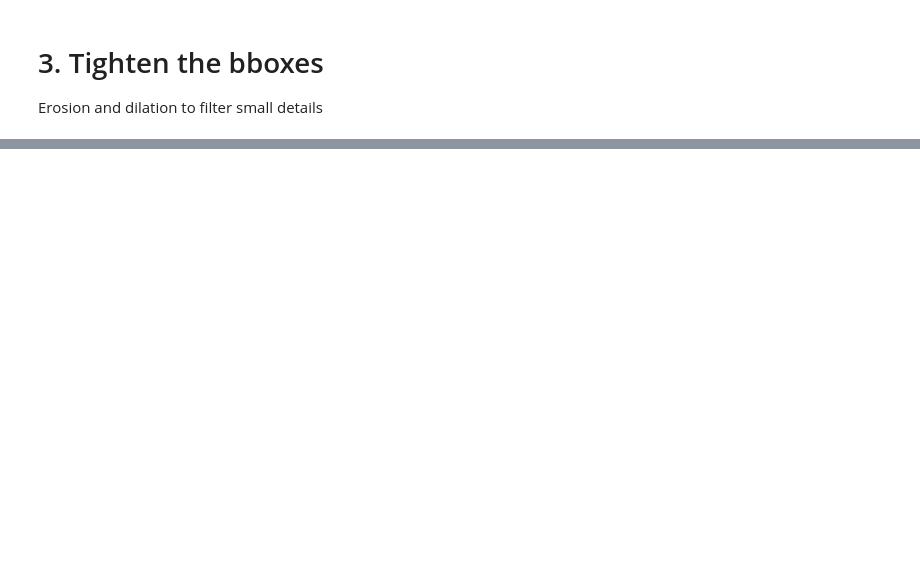
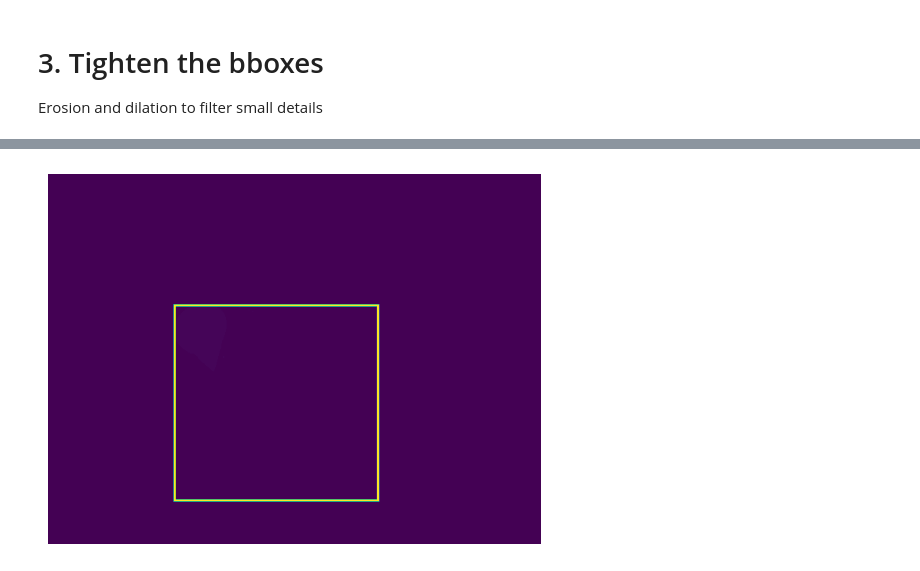
Before and after one commit to Kudo510/cnos, a Jupyter notebook: contrastive_learning_preprocess.ipynb, the cells around one changed output, grey strips where cells are left out. Drawn from its saved outputs; the diff is of its cells as text; code cells hidden in the pictures; blank space fills up the shorter version.

```diff
--- a/contrastive_learning_preprocess.ipynb
+++ b/contrastive_learning_preprocess.ipynb
@@ -116,0 +195,19 @@ np.array(masked_images[84]).shape
+# %%
+from PIL import Image, ImageDraw
+import matplotlib.pyplot as plt
+
+img_temp = Image.fromarray(mask_temp)
+# Create a draw object
+draw = ImageDraw.Draw(img_temp)
+
+# Draw the bounding box (outline)
+draw.rectangle([selected_sam_detections['bbox'][84][0], selected_sam_detections['bbox'][84][1], selected_sam_detections['bbox'][84][0] + selected_sam_detections['bbox'][84][2],
+                 selected_sam_detections['bbox'][84][1] + selected_sam_detections['bbox'][84][3]], outline="red", width=3)
+# draw.rectangle([x, y, x + w, y + h], outline="red", width=3)
+
+# Display the result
+plt.imshow(img_temp)
+plt.axis('off')  # Hide axis
+plt.show()
+# %% [output]
+[figure, added]
```
Also changed, not shown: parts of 16 cells of this notebook, 8 other files.
